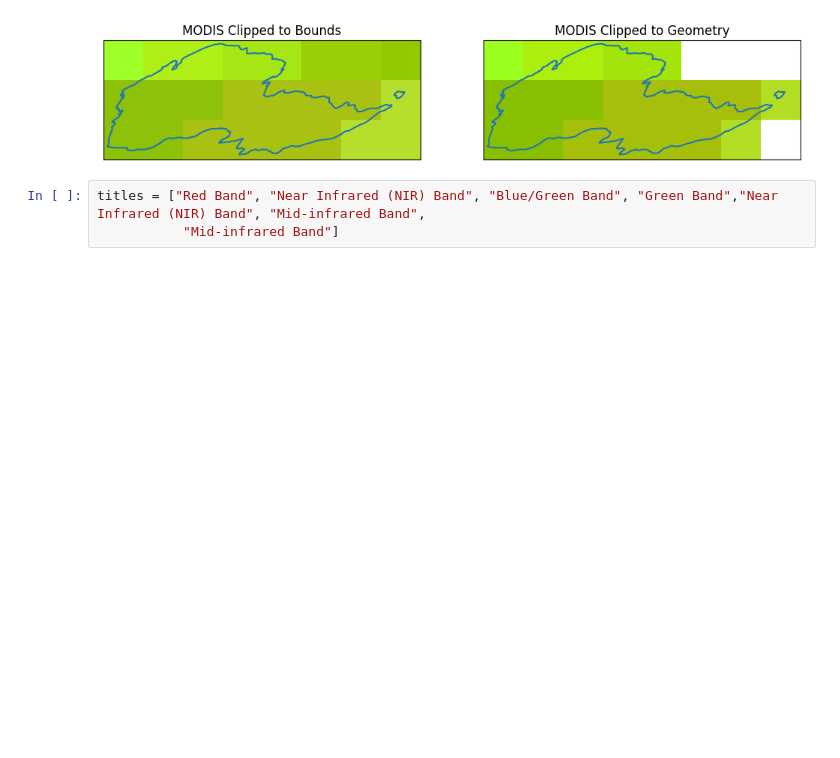
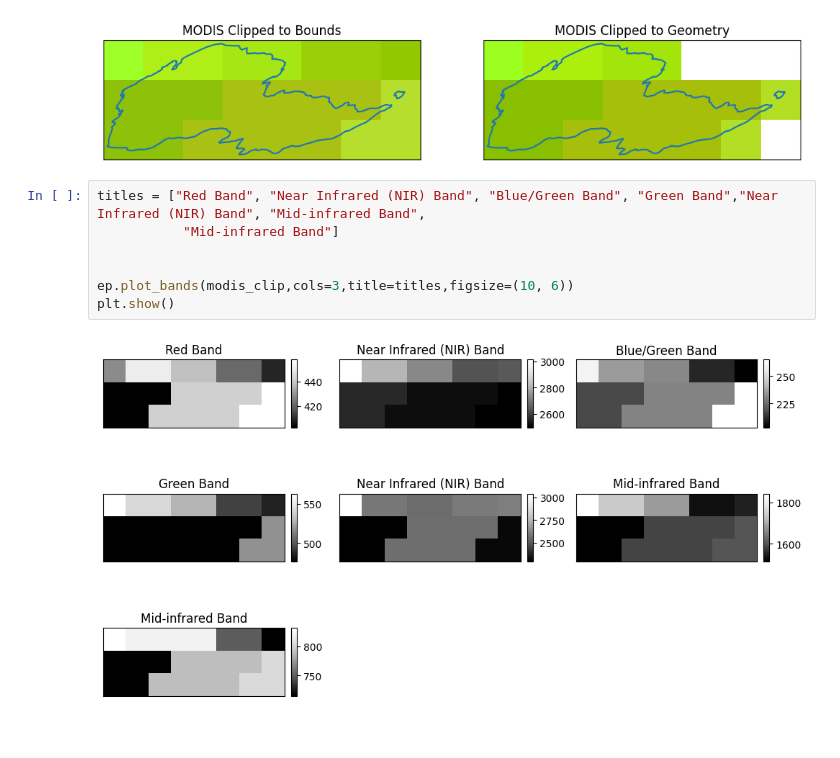
Before and after one commit to benjy-11/gisc606-lab6, a Jupyter notebook: modis.ipynb, the cells around one changed output. Cells and saved outputs as stored; diff of their text form; blank space fills up the shorter version.

```diff
--- a/modis.ipynb
+++ b/modis.ipynb
@@ -121,3 +118,9 @@ plt.show()
 # %%
 titles = ["Red Band", "Near Infrared (NIR) Band", "Blue/Green Band", "Green Band","Near Infrared (NIR) Band", "Mid-infrared Band",
            "Mid-infrared Band"]
+
+
+ep.plot_bands(modis_clip,cols=3,title=titles,figsize=(10, 6))
+plt.show()
+# %% [output]
+[figure, added]
```
Also changed, not shown: parts of 7 cells of this notebook.
